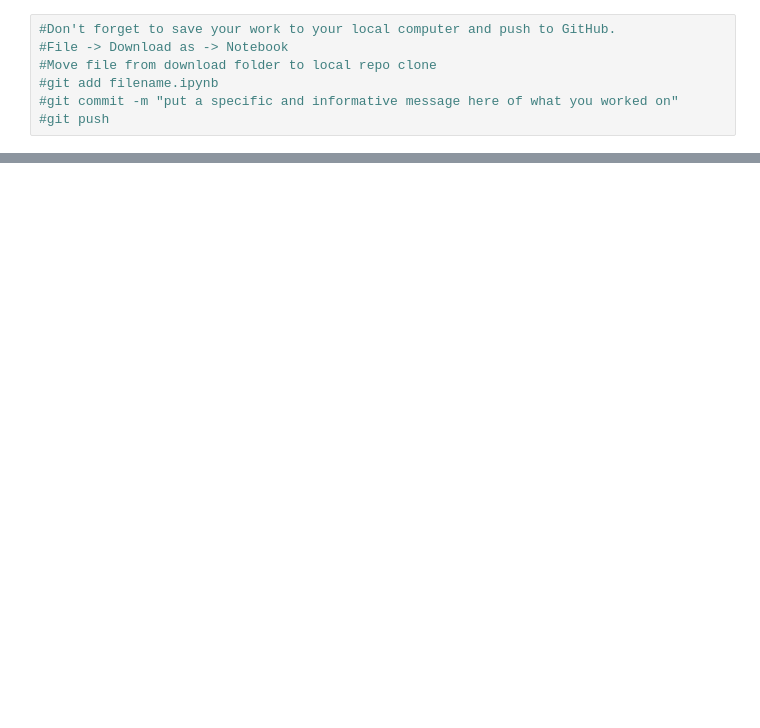
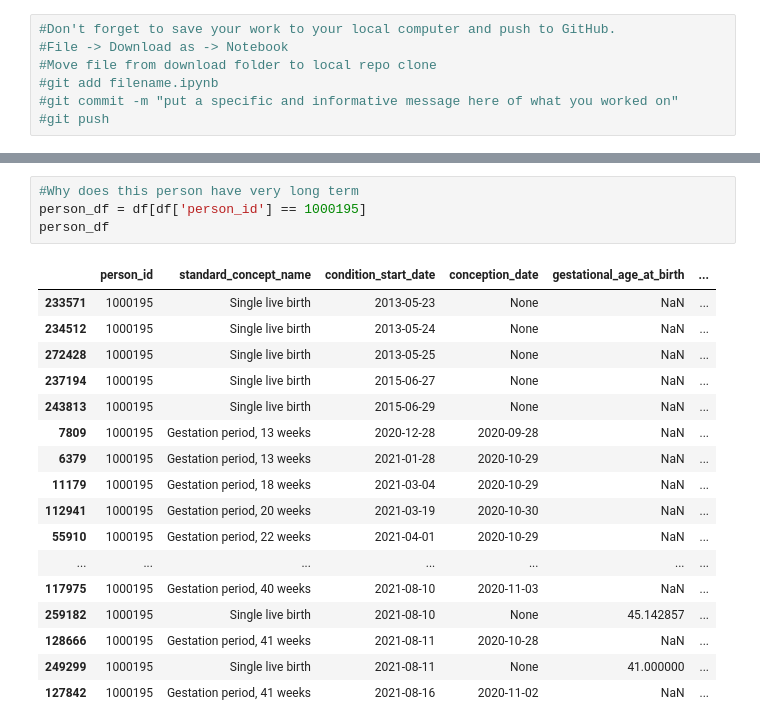
Before and after one commit to kgrillaert/preterm_birth, a Jupyter notebook: Exploration of Concept Set.ipynb, the cells around one changed output, grey strips where cells are left out. Cells and saved outputs as stored; diff of their text form; blank space fills up the shorter version.

```diff
--- a/Exploration of Concept Set.ipynb
+++ b/Exploration of Concept Set.ipynb
@@ -367,0 +606,22 @@ merged_df.sample(20)
+# %%
+#Why does this person have very long term
+person_df = df[df['person_id'] == 1000195]
+person_df
+# %% [output]
+|  | person_id | standard_concept_name | condition_start_date | conception_date | gestational_age_at_birth | ... |
+| 233571 | 1000195 | Single live birth | 2013-05-23 | None | NaN | ... |
+| 234512 | 1000195 | Single live birth | 2013-05-24 | None | NaN | ... |
+| 272428 | 1000195 | Single live birth | 2013-05-25 | None | NaN | ... |
+| 237194 | 1000195 | Single live birth | 2015-06-27 | None | NaN | ... |
+| 243813 | 1000195 | Single live birth | 2015-06-29 | None | NaN | ... |
+| 7809 | 1000195 | Gestation period, 13 weeks | 2020-12-28 | 2020-09-28 | NaN | ... |
+| 6379 | 1000195 | Gestation period, 13 weeks | 2021-01-28 | 2020-10-29 | NaN | ... |
+| 11179 | 1000195 | Gestation period, 18 weeks | 2021-03-04 | 2020-10-29 | NaN | ... |
+| 112941 | 1000195 | Gestation period, 20 weeks | 2021-03-19 | 2020-10-30 | NaN | ... |
+| 55910 | 1000195 | Gestation period, 22 weeks | 2021-04-01 | 2020-10-29 | NaN | ... |
+| ... | ... | ... | ... | ... | ... | ... |
+| 117975 | 1000195 | Gestation period, 40 weeks | 2021-08-10 | 2020-11-03 | NaN | ... |
+| 259182 | 1000195 | Single live birth | 2021-08-10 | None | 45.142857 | ... |
+| 128666 | 1000195 | Gestation period, 41 weeks | 2021-08-11 | 2020-10-28 | NaN | ... |
+| 249299 | 1000195 | Single live birth | 2021-08-11 | None | 41.000000 | ... |
+| 127842 | 1000195 | Gestation period, 41 weeks | 2021-08-16 | 2020-11-02 | NaN | ... |
```
Also changed, not shown: parts of 24 cells of this notebook.
